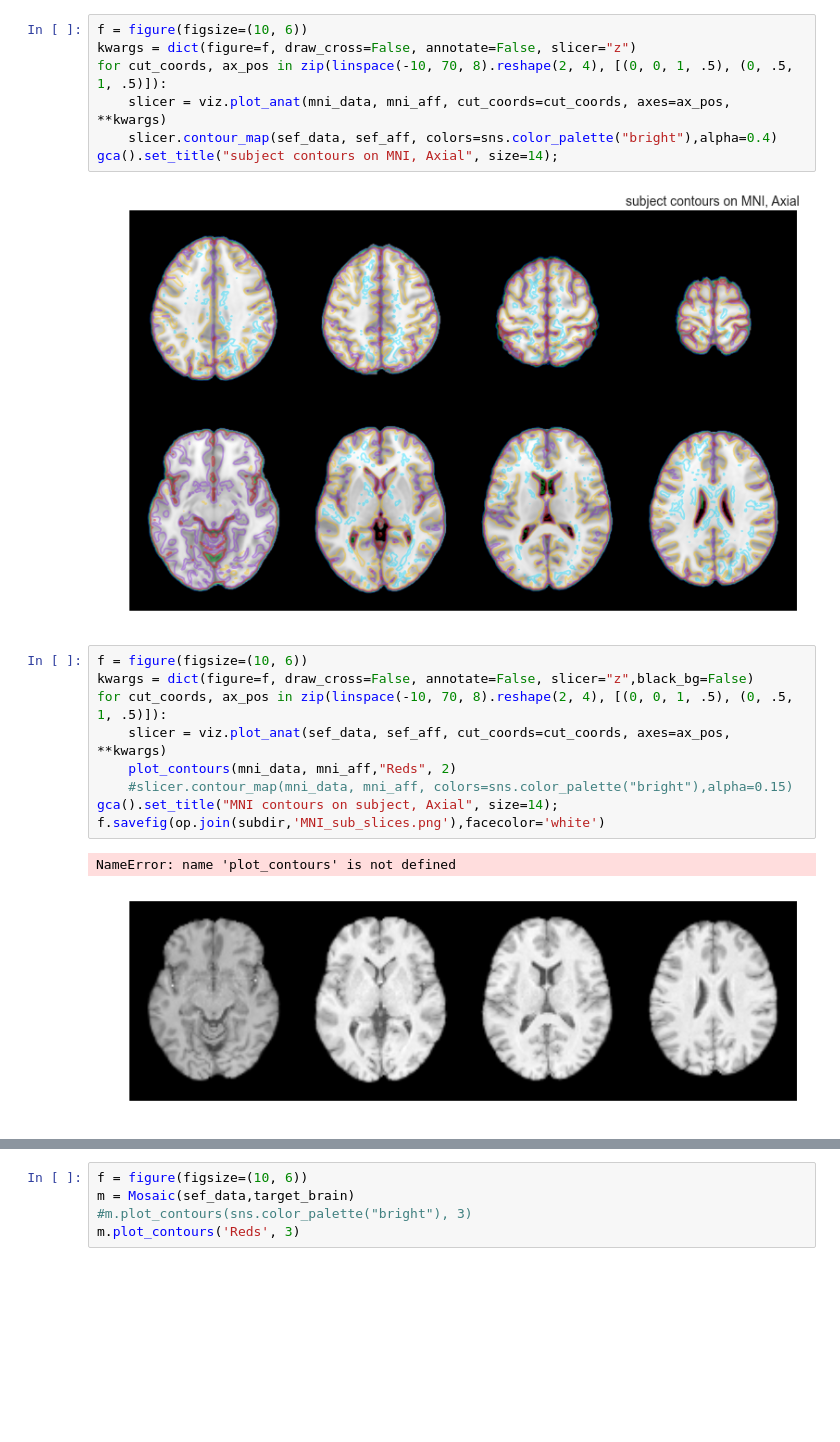
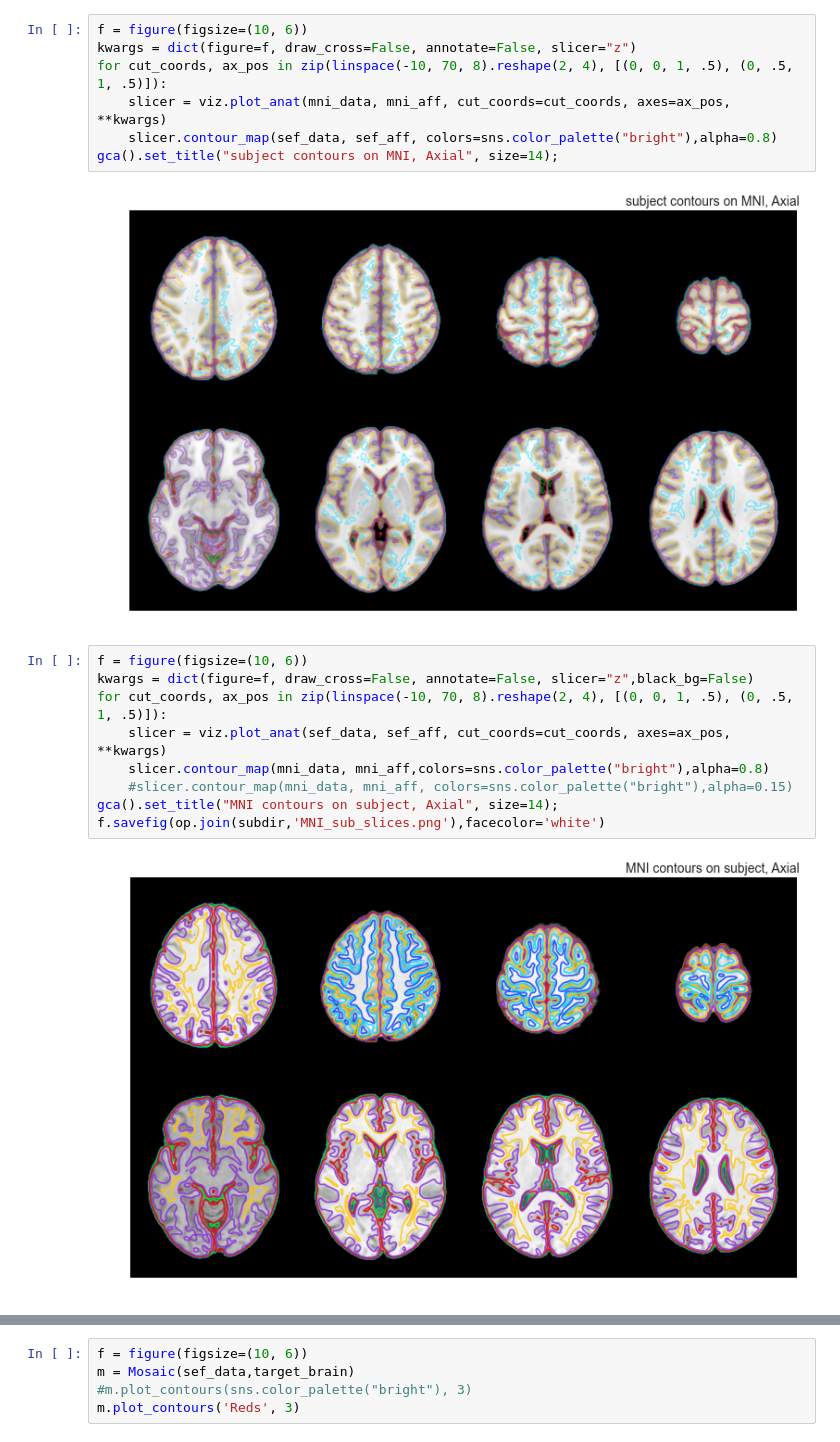
Before and after one commit to Crisly/fMRI, a Jupyter notebook: RestingState CheckReg.ipynb, the cells around one changed output, grey strips where cells are left out. Cells and saved outputs as stored; diff of their text form; blank space fills up the shorter version.

```diff
--- a/RestingState CheckReg.ipynb
+++ b/RestingState CheckReg.ipynb
@@ -46,22 +45,21 @@ f = figure(figsize=(10, 6))
 kwargs = dict(figure=f, draw_cross=False, annotate=False, slicer="z")
 for cut_coords, ax_pos in zip(linspace(-10, 70, 8).reshape(2, 4), [(0, 0, 1, .5), (0, .5, 1, .5)]):
     slicer = viz.plot_anat(mni_data, mni_aff, cut_coords=cut_coords, axes=ax_pos, **kwargs)
-    slicer.contour_map(sef_data, sef_aff, colors=sns.color_palette("bright"),alpha=0.4)
+    slicer.contour_map(sef_data, sef_aff, colors=sns.color_palette("bright"),alpha=0.8)
 gca().set_title("subject contours on MNI, Axial", size=14);
 # %% [output]
 [figure]
 # %%
 f = figure(figsize=(10, 6))
 kwargs = dict(figure=f, draw_cross=False, annotate=False, slicer="z",black_bg=False)
 for cut_coords, ax_pos in zip(linspace(-10, 70, 8).reshape(2, 4), [(0, 0, 1, .5), (0, .5, 1, .5)]):
     slicer = viz.plot_anat(sef_data, sef_aff, cut_coords=cut_coords, axes=ax_pos, **kwargs)
-    plot_contours(mni_data, mni_aff,"Reds", 2)
+    slicer.contour_map(mni_data, mni_aff,colors=sns.color_palette("bright"),alpha=0.8)
     #slicer.contour_map(mni_data, mni_aff, colors=sns.color_palette("bright"),alpha=0.15)
 gca().set_title("MNI contours on subject, Axial", size=14);
 f.savefig(op.join(subdir,'MNI_sub_slices.png'),facecolor='white')
 # %% [output]
-NameError: name 'plot_contours' is not defined
-[figure, old version]
+[figure, new version]
 # %%
 from moss.mosaic import Mosaic
 from nipype.interfaces import fsl, freesurfer as fs
```
Also changed, not shown: parts of 4 cells of this notebook.
